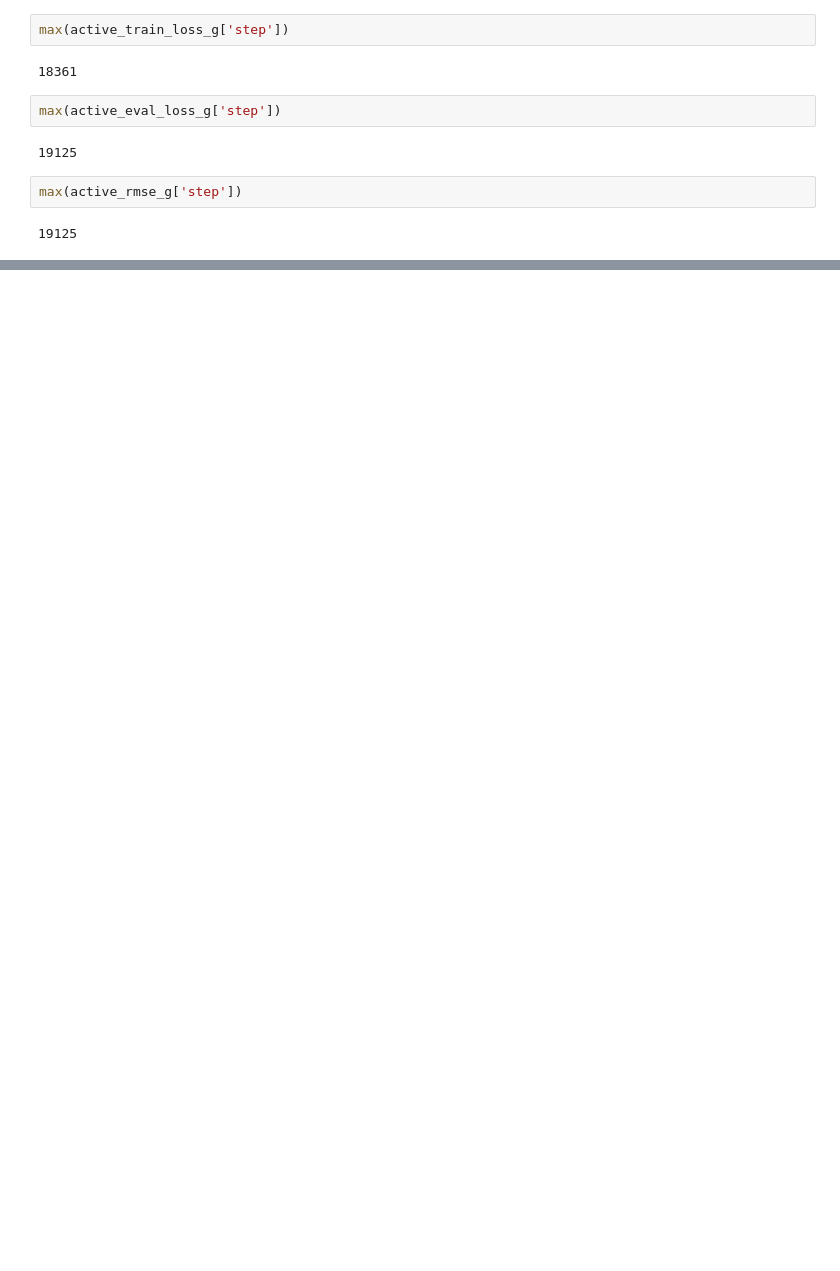
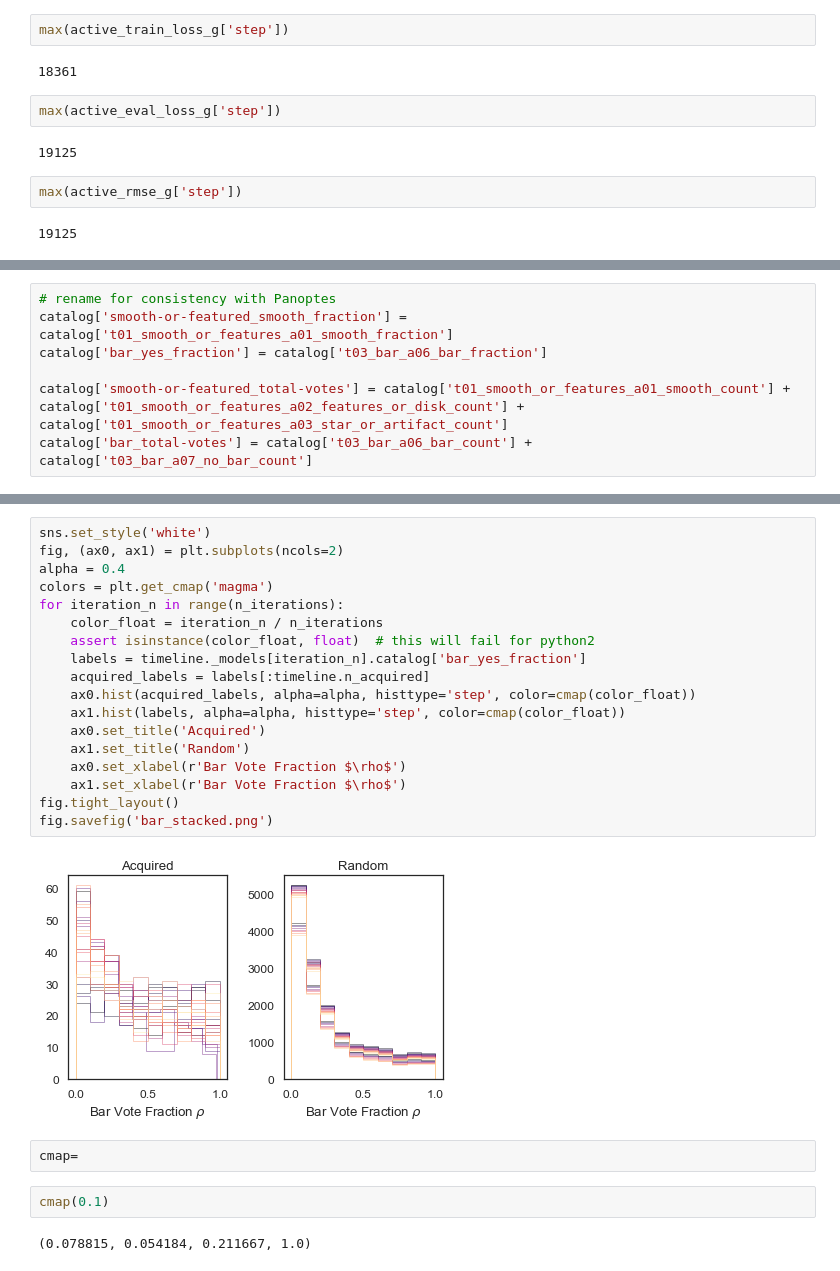
Before and after one commit to colinleach/zoobot, a Jupyter notebook: notebooks/tensorboard.ipynb, the cells around one changed output, grey strips where cells are left out. Saved outputs shown, nothing was run; the diff lists cells and outputs as text; blank space fills up the shorter version.

```diff
--- a/notebooks/tensorboard.ipynb
+++ b/notebooks/tensorboard.ipynb
@@ -288,0 +294,7 @@ max(active_rmse_g['step'])
+# %%
+# rename for consistency with Panoptes
+catalog['smooth-or-featured_smooth_fraction'] = catalog['t01_smooth_or_features_a01_smooth_fraction']
+catalog['bar_yes_fraction'] = catalog['t03_bar_a06_bar_fraction']
+
+catalog['smooth-or-featured_total-votes'] = catalog['t01_smooth_or_features_a01_smooth_count'] + catalog['t01_smooth_or_features_a02_features_or_disk_count'] + catalog['t01_smooth_or_features_a03_star_or_artifact_count']
+catalog['bar_total-votes'] = catalog['t03_bar_a06_bar_count'] + catalog['t03_bar_a07_no_bar_count']
@@ -288,0 +392,26 @@ max(active_rmse_g['step'])
+# %%
+sns.set_style('white')
+fig, (ax0, ax1) = plt.subplots(ncols=2)
+alpha = 0.4
+colors = plt.get_cmap('magma')
+for iteration_n in range(n_iterations):
+    color_float = iteration_n / n_iterations
+    assert isinstance(color_float, float)  # this will fail for python2
+    labels = timeline._models[iteration_n].catalog['bar_yes_fraction']
+    acquired_labels = labels[:timeline.n_acquired]
+    ax0.hist(acquired_labels, alpha=alpha, histtype='step', color=cmap(color_float))
+    ax1.hist(labels, alpha=alpha, histtype='step', color=cmap(color_float))
+    ax0.set_title('Acquired')
+    ax1.set_title('Random')
+    ax0.set_xlabel(r'Bar Vote Fraction $\rho$')
+    ax1.set_xlabel(r'Bar Vote Fraction $\rho$')
+fig.tight_layout()
+fig.savefig('bar_stacked.png')
+# %% [output]
+[figure, added]
+# %%
+cmap=
+# %%
+cmap(0.1)
+# %% [output]
+(0.078815, 0.054184, 0.211667, 1.0)
```
Also changed, not shown: parts of 14 cells of this notebook.
